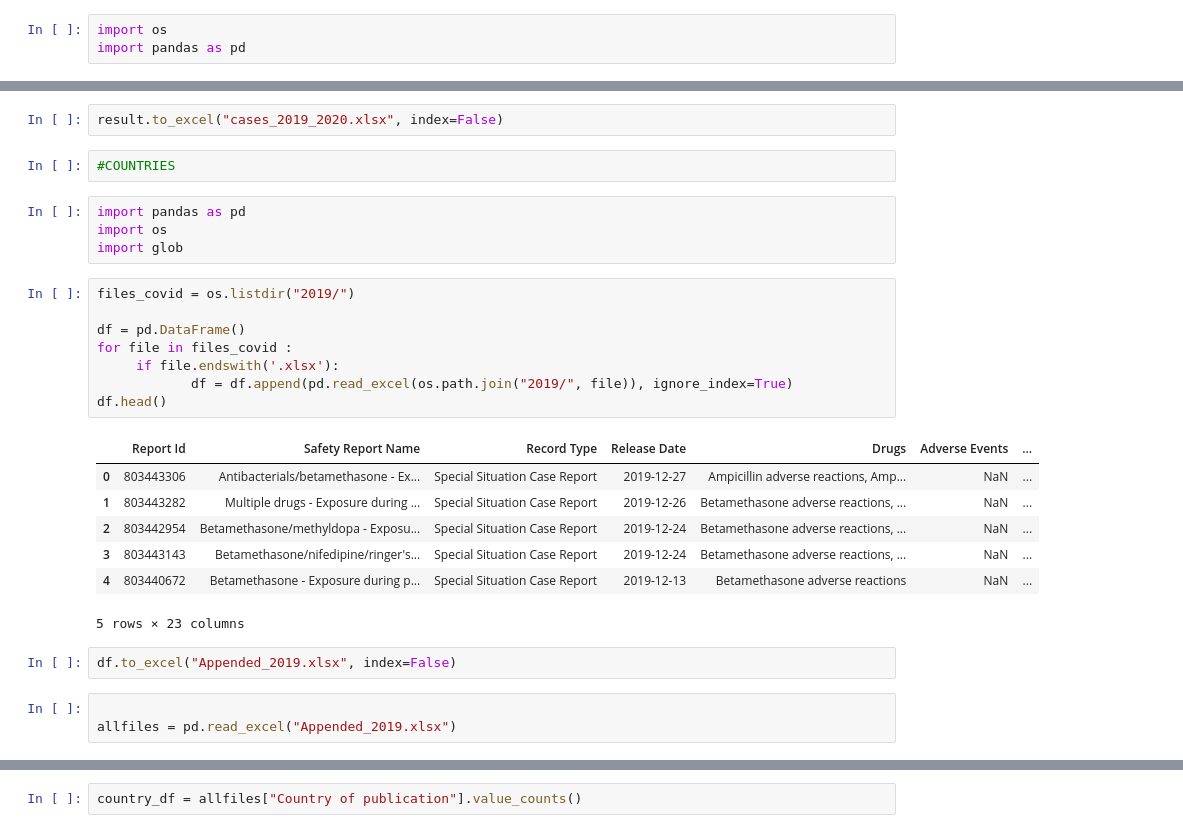
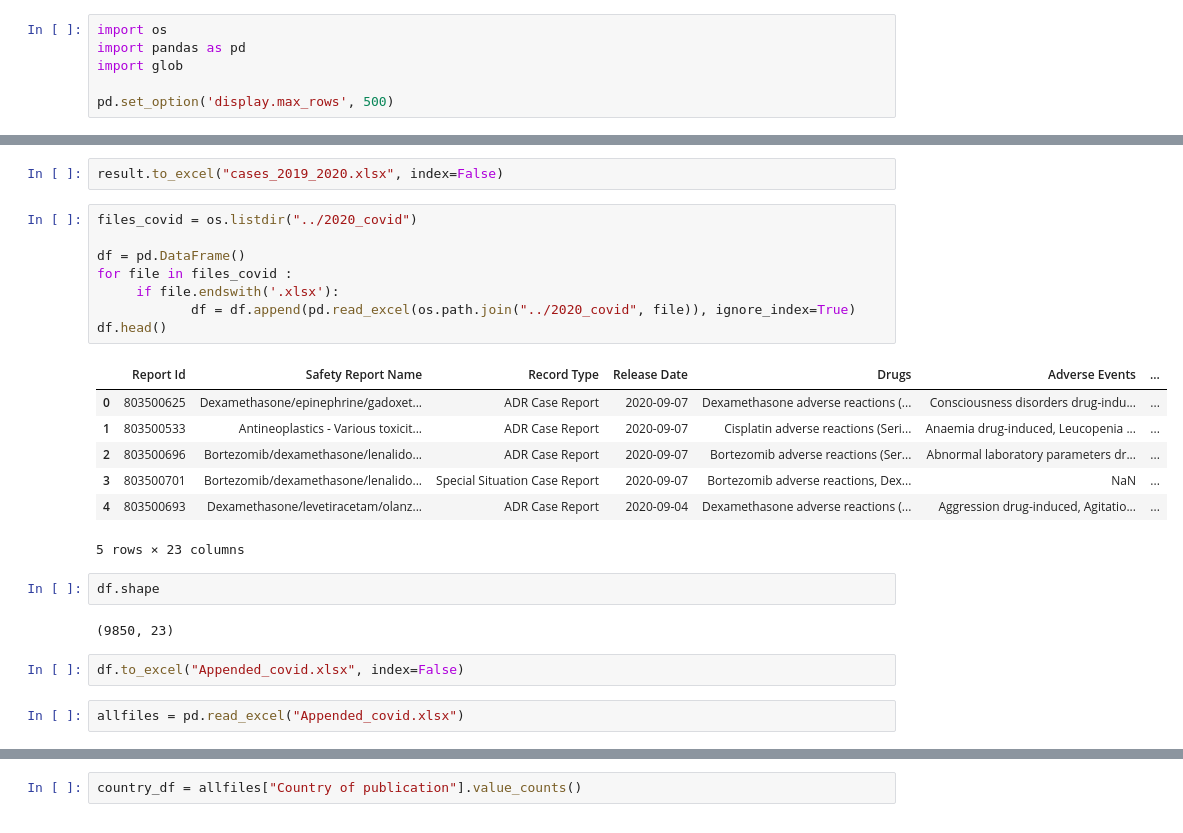
Before and after one commit to andreaanayasz/descriptive_analysis_covid19, a Jupyter notebook: COVID_Insights.ipynb, the cells around one changed output, grey strips where cells are left out. Drawn from its saved outputs; the diff is of its cells as text.

```diff
--- a/COVID_Insights.ipynb
+++ b/COVID_Insights.ipynb
@@ -1,6 +1,9 @@
 # %%
 import os
 import pandas as pd
+import glob
+
+pd.set_option('display.max_rows', 500)
 # %%
 table_2020 = pd.DataFrame(columns=["medicamento", "num_casos_2020"])
 # %%
@@ -66,33 +69,30 @@ result = pd.merge(result, table_2020_keyword, on="medicamento", how="outer").fil
 result["num_casos_2020_covid"] = result.num_casos_2020_covid.astype(int)
 # %%
 result.to_excel("cases_2019_2020.xlsx", index=False)
-# %%
-#COUNTRIES
-# %%
-import pandas as pd
-import os
-import glob
 # %%
-files_covid = os.listdir("2019/")
+files_covid = os.listdir("../2020_covid")
 
 df = pd.DataFrame()
 for file in files_covid :
      if file.endswith('.xlsx'):
-            df = df.append(pd.read_excel(os.path.join("2019/", file)), ignore_index=True)
+            df = df.append(pd.read_excel(os.path.join("../2020_covid", file)), ignore_index=True)
 df.head()
 # %% [output]
 |  | Report Id | Safety Report Name | Record Type | Release Date | Drugs | Adverse Events | ... |
-| 0 | 803443306 | Antibacterials/betamethasone - Ex... | Special Situation Case Report | 2019-12-27 | Ampicillin adverse reactions, Amp... | NaN | ... |
-| 1 | 803443282 | Multiple drugs - Exposure during ... | Special Situation Case Report | 2019-12-26 | Betamethasone adverse reactions, ... | NaN | ... |
-| 2 | 803442954 | Betamethasone/methyldopa - Exposu... | Special Situation Case Report | 2019-12-24 | Betamethasone adverse reactions, ... | NaN | ... |
-| 3 | 803443143 | Betamethasone/nifedipine/ringer's... | Special Situation Case Report | 2019-12-24 | Betamethasone adverse reactions, ... | NaN | ... |
-| 4 | 803440672 | Betamethasone - Exposure during p... | Special Situation Case Report | 2019-12-13 | Betamethasone adverse reactions | NaN | ... |
+| 0 | 803500625 | Dexamethasone/epinephrine/gadoxet... | ADR Case Report | 2020-09-07 | Dexamethasone adverse reactions (... | Consciousness disorders drug-indu... | ... |
+| 1 | 803500533 | Antineoplastics - Various toxicit... | ADR Case Report | 2020-09-07 | Cisplatin adverse reactions (Seri... | Anaemia drug-induced, Leucopenia ... | ... |
+| 2 | 803500696 | Bortezomib/dexamethasone/lenalido... | ADR Case Report | 2020-09-07 | Bortezomib adverse reactions (Ser... | Abnormal laboratory parameters dr... | ... |
+| 3 | 803500701 | Bortezomib/dexamethasone/lenalido... | Special Situation Case Report | 2020-09-07 | Bortezomib adverse reactions, Dex... | NaN | ... |
+| 4 | 803500693 | Dexamethasone/levetiracetam/olanz... | ADR Case Report | 2020-09-04 | Dexamethasone adverse reactions (... | Aggression drug-induced, Agitatio... | ... |
 5 rows × 23 columns
+# %%
+df.shape
+# %% [output]
+(9850, 23)
 # %%
-df.to_excel("Appended_2019.xlsx", index=False)
+df.to_excel("Appended_covid.xlsx", index=False)
 # %%
-
-allfiles = pd.read_excel("Appended_2019.xlsx")
+allfiles = pd.read_excel("Appended_covid.xlsx")
 # %%
 allfiles["Country of publication"].value_counts()
 # %% [output]
```
Also changed, not shown: parts of 16 cells of this notebook.
